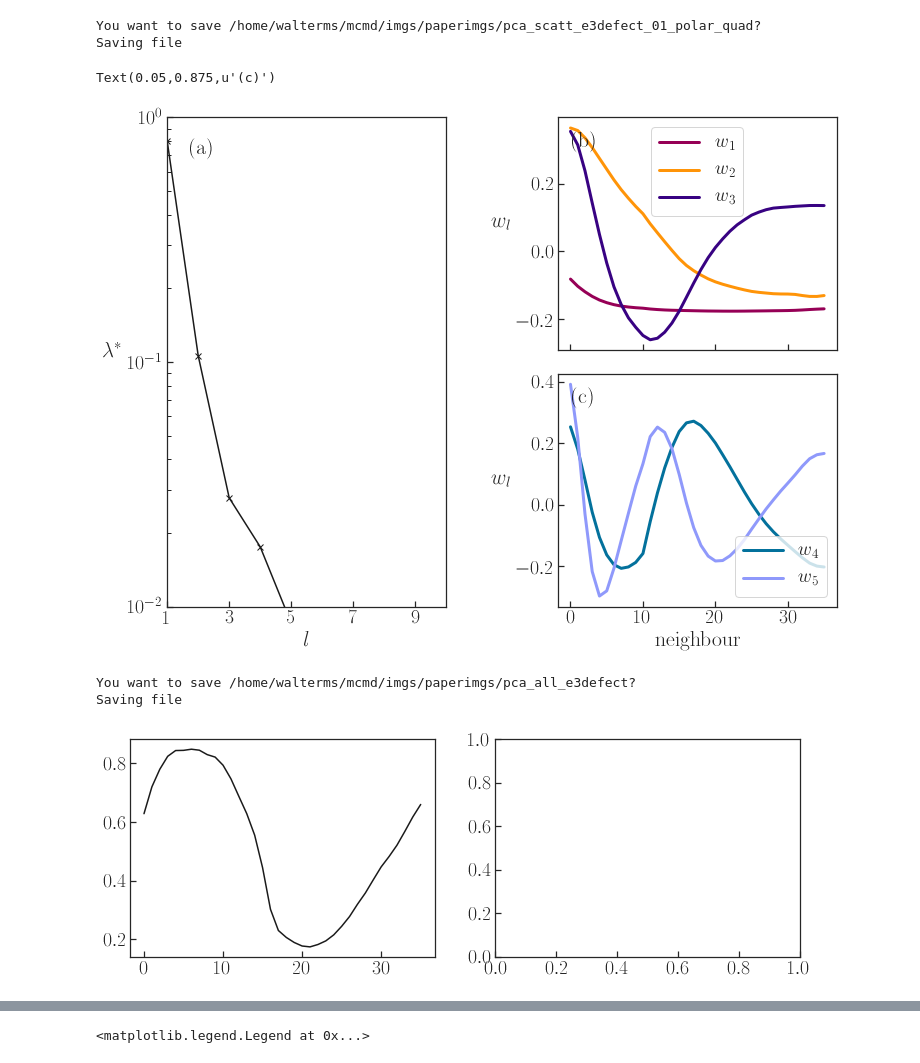
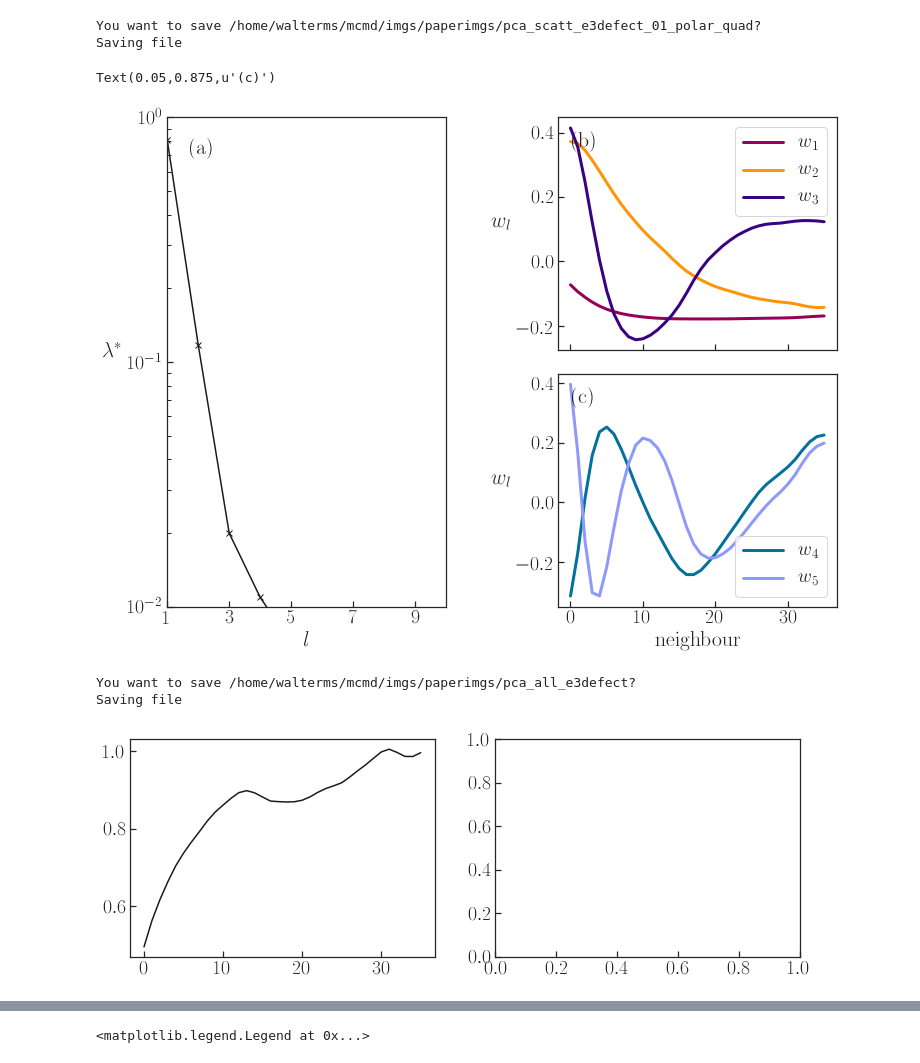
Before and after one commit to m-walters/mcmd, a Jupyter notebook: nn/pca/pca.ipynb, the cells around one changed output, grey strips where cells are left out. Drawn from its saved outputs; the diff is of its cells as text; code cells hidden in the pictures.

```diff
--- a/nn/pca/pca.ipynb
+++ b/nn/pca/pca.ipynb
@@ -116,7 +116,7 @@ nmethod = len(methods)
 n_nbr = 36
 nft = n_nbr*2 if use_xyth else n_nbr
 run = "e3defect"
-method = methods[1]
+method = methods[2]
 
 source = "/home/walterms/mcmd/nn/data/pca/"
 fname = ""
@@ -229,7 +229,7 @@ eigs_1.text(0.05,0.875,'(c)',
     transform=eigs_1.transAxes)
 # %% [output]
 Text(0.05,0.875,u'(c)')
-[figure, old version]
+[figure, new version]
 # %%
 savedir = "/home/walterms/mcmd/imgs/paperimgs/"
 savename = savedir+"pca_all_"+run
@@ -251,27 +251,27 @@ plt.plot(construct)
 # %%
 # If you want to do inverse stuff
 # For sigdim higher than 2, have to use means of higher dimensions
 # It turns out that the transform preserves the 0 means so just use 0
 f,ax = plt.subplots(1,2,figsize=(12,4))
 test = np.zeros((K))
-test[:3] = [-8,-8,-3]
+test[:3] = [-10,5,0]
 # test = samp.reshape(10)
 if use_quadrature:
     print "You can't pca inverse the quad features"
 else:
     test_nbrs = pca.inverse_transform(test)
     if use_scaling:
         test_nbrs = SS.inverse_transform(test_nbrs)
     # test_nbrs_trans = S.transform(test_nbrs.reshape(1,-1))
     ax[0].plot(test_nbrs,c="k")
     # ax[0].set_ylim(-1,1)
 
 wi = 1
 # ax[1].plot(test_nbrs_trans[0])
 # Q = np.array([np.dot(test_nbrs_trans,ww) for ww in ws])
 # print Q
 # %% [output]
-[figure, old version]
+[figure, new version]
 # %%
 # If you want to do inverse stuff
 # For sigdim higher than 2, have to use means of higher dimensions
```
Also changed, not shown: parts of 13 cells of this notebook, 4 other files.
